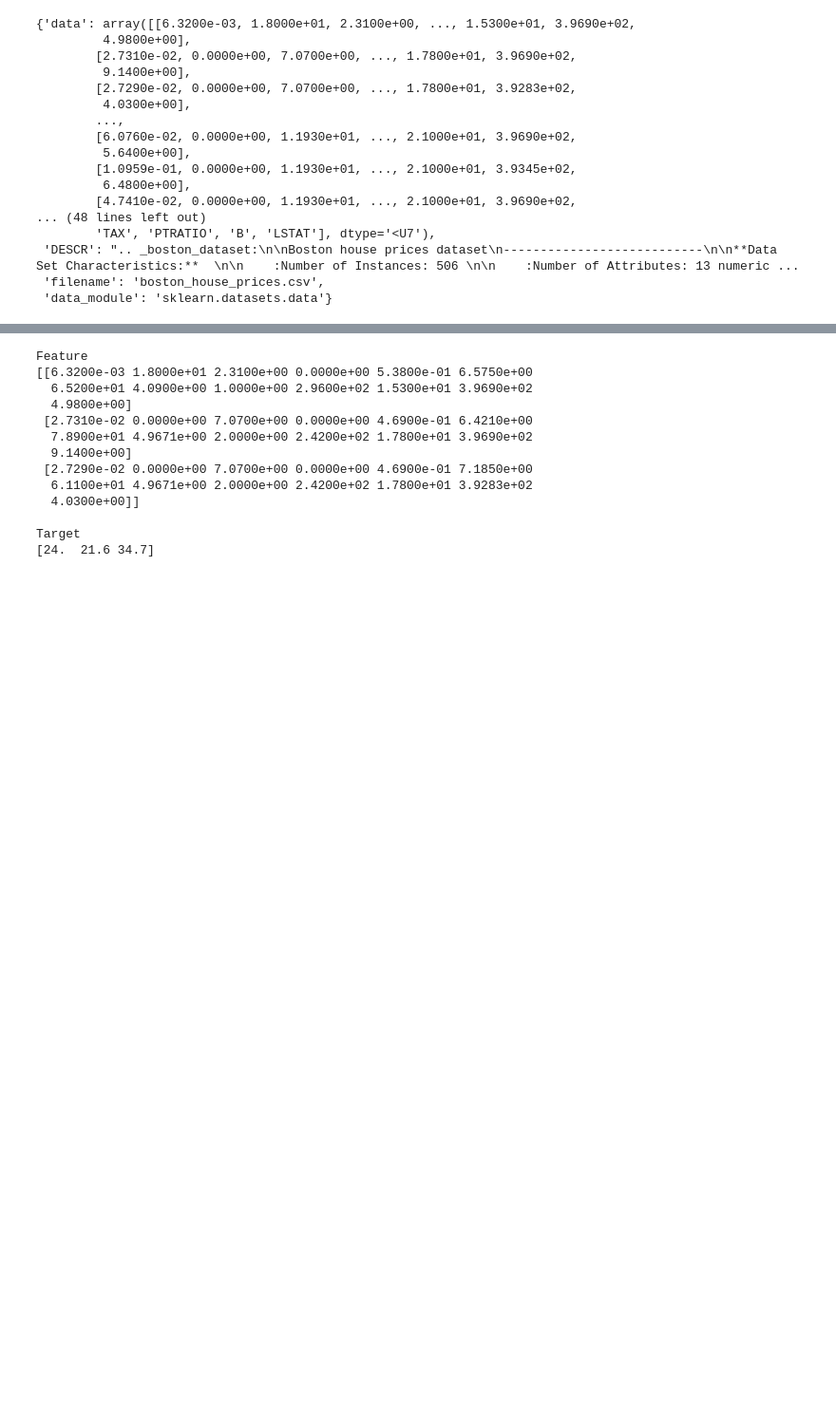
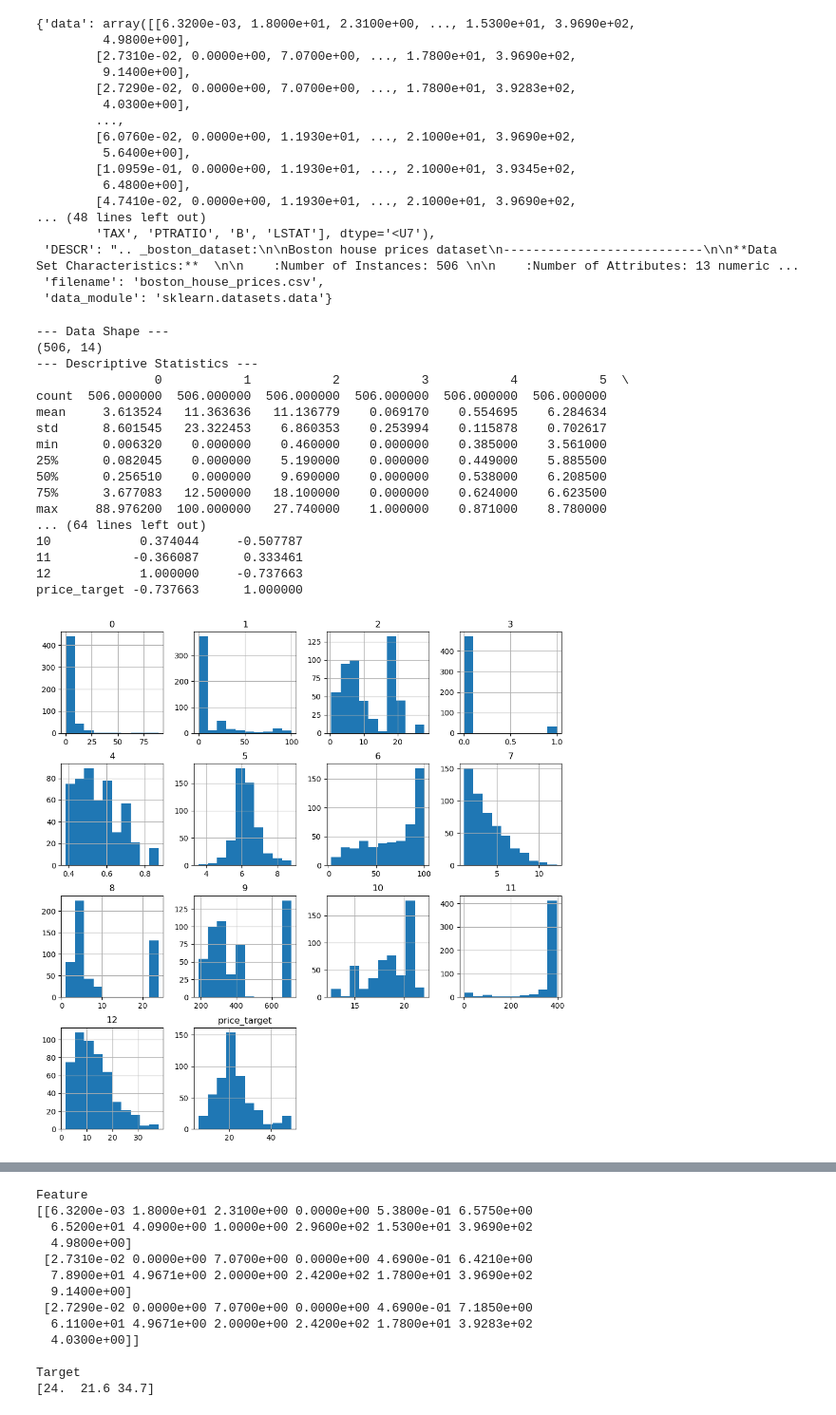
Before and after one commit to SugguSCH/Machine-Learning, a Jupyter notebook: Lab8/Lab8 Evaluation.ipynb, the cells around one changed output, grey strips where cells are left out. Shown at 95% size. Drawn from its saved outputs; the diff is of its cells as text; code cells hidden in the pictures; blank space fills up the shorter version.

```diff
--- a/Lab8/Lab8 Evaluation.ipynb
+++ b/Lab8/Lab8 Evaluation.ipynb
@@ -61,3 +61,56 @@ df
  'DESCR': ".. _boston_dataset:\n\nBoston house prices dataset\n---------------------------\n\n**Data Set Characteristics:**  \n\n    :Number of Instances: 506 \n\n    :Number of Attributes: 13 numeric ...
  'filename': 'boston_house_prices.csv',
  'data_module': 'sklearn.datasets.data'}
+# %%
+# --- สมมติว่าจบ Step 1 ที่โหลดข้อมูล df = np.load(...) เสร็จแล้ว ---
+
+# 1. แปลงข้อมูล Numpy ให้เป็น Pandas DataFrame เพื่อทำ EDA
+import pandas as pd
+import matplotlib.pyplot as plt
+
+# สร้าง DataFrame โดยเอา feature ('data') มารวมกับคำตอบ ('target')
+boston_df = pd.DataFrame(df['data'])
+boston_df['price_target'] = df['target']
+
+# 2. เริ่มขั้นตอนทำ EDA (จาก Lab 2 และ Lab 3)
+print("--- Data Shape ---")
+print(boston_df.shape) # ดูจำนวนแถวและคอลัมน์ [3]
+
+print("--- Descriptive Statistics ---")
+print(boston_df.describe()) # ดูสถิติเบื้องต้น [5]
+
+print("--- Correlation Matrix ---")
+print(boston_df.corr()) # ดูว่าตัวแปรไหนสัมพันธ์กับราคา (price_target) มากที่สุด [8]
+
+# 3. วาดกราฟ EDA
+# วาดกราฟ Histogram เพื่อดูการกระจายตัวของข้อมูลแต่ละคอลัมน์ [7]
+boston_df.hist(figsize=(12, 12))
+plt.show()
+
+# วาดกราฟ Scatter Matrix เพื่อดูความสัมพันธ์แบบจับคู่ [9]
+pd.plotting.scatter_matrix(boston_df, figsize=(15, 15))
+plt.show()
+
+# --- หลังจากโค้ดส่วนนี้ ค่อยเข้าสู่ Step 2: Split and Scale Data ของ Lab 8 ต่อไป ---
+# X = df['data']
+# y = df['target']
+# X_train, X_test, ... = train_test_split(...)
+# %% [output]
+--- Data Shape ---
+(506, 14)
+--- Descriptive Statistics ---
+                0           1           2           3           4           5  \
+count  506.000000  506.000000  506.000000  506.000000  506.000000  506.000000
+mean     3.613524   11.363636   11.136779    0.069170    0.554695    6.284634
+std      8.601545   23.322453    6.860353    0.253994    0.115878    0.702617
+min      0.006320    0.000000    0.460000    0.000000    0.385000    3.561000
+25%      0.082045    0.000000    5.190000    0.000000    0.449000    5.885500
+50%      0.256510    0.000000    9.690000    0.000000    0.538000    6.208500
+75%      3.677083   12.500000   18.100000    0.000000    0.624000    6.623500
+max     88.976200  100.000000   27.740000    1.000000    0.871000    8.780000
+... (64 lines left out)
+10            0.374044     -0.507787
+11           -0.366087      0.333461
+12            1.000000     -0.737663
+price_target -0.737663      1.000000
+[figure, added]
```
Also changed, not shown: parts of 11 cells of this notebook, 5 other files.
